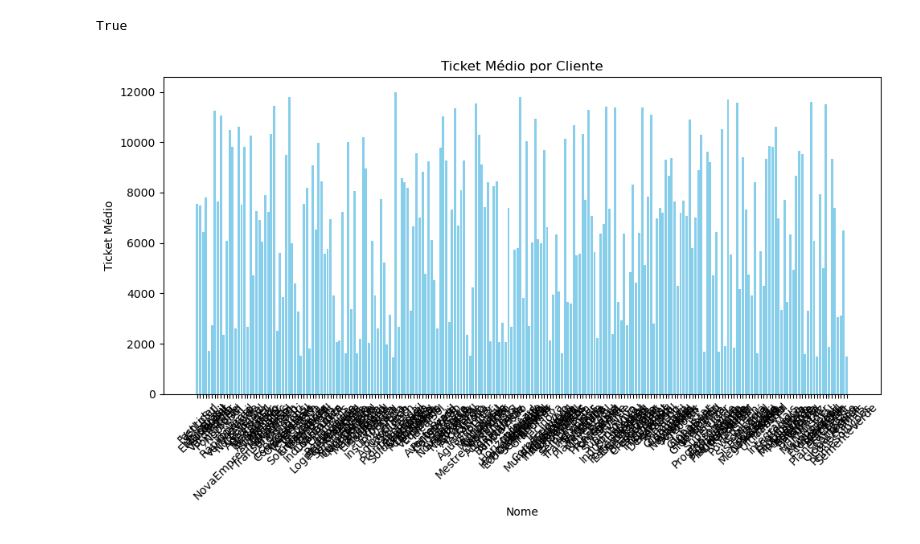
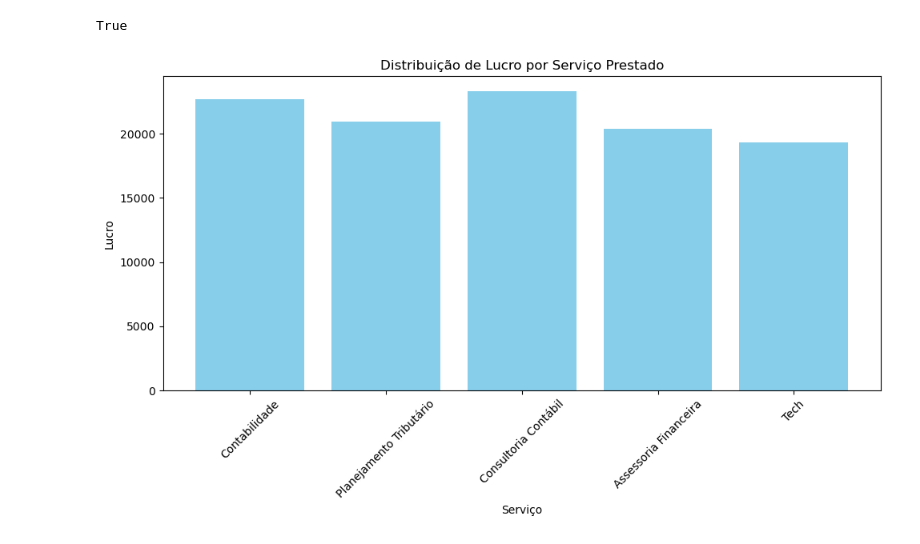
Before and after one commit to Claudenir-Nojosa/Projeto---Contabilidade, a Jupyter notebook: notebooks/main.ipynb, the cells around one changed output. Cells and saved outputs as stored; diff of their text form; code cells hidden in the pictures.

```diff
--- a/notebooks/main.ipynb
+++ b/notebooks/main.ipynb
@@ -27,12 +23,19 @@ df = pd.read_sql_query(query, engine)
+# %%
+df_financeiro = pd.read_sql_query("SELECT * FROM financeiro", engine)
+df_servico = pd.read_sql_query("SELECT * FROM servico", engine)
+# %%
+df = pd.merge(df_servico, df_financeiro, on="servico_id", how="inner")
+# %%
+df["lucro_prejuizo"] = df["lucro"] - df["prejuizo"]
+df = df.dropna(subset=["lucro_prejuizo"])
 # %%
-# Plotar o df
 plt.figure(figsize=(10, 6))
-plt.bar(df["nome"], df["ticket_medio"], color="skyblue")
-plt.xlabel("Nome")
-plt.ylabel("Ticket Médio")
-plt.title("Ticket Médio por Cliente")
+plt.bar(df["nome_servico"], df["lucro"], color="skyblue")
+plt.xlabel("Serviço")
+plt.ylabel("Lucro")
+plt.title("Distribuição de Lucro por Serviço Prestado")
 plt.xticks(rotation=45)
 plt.tight_layout()
 plt.show()
 # %% [output]
-[figure, old version]
+[figure, new version]
```
Also changed, not shown: parts of 1 cell of this notebook, 9 other files.
